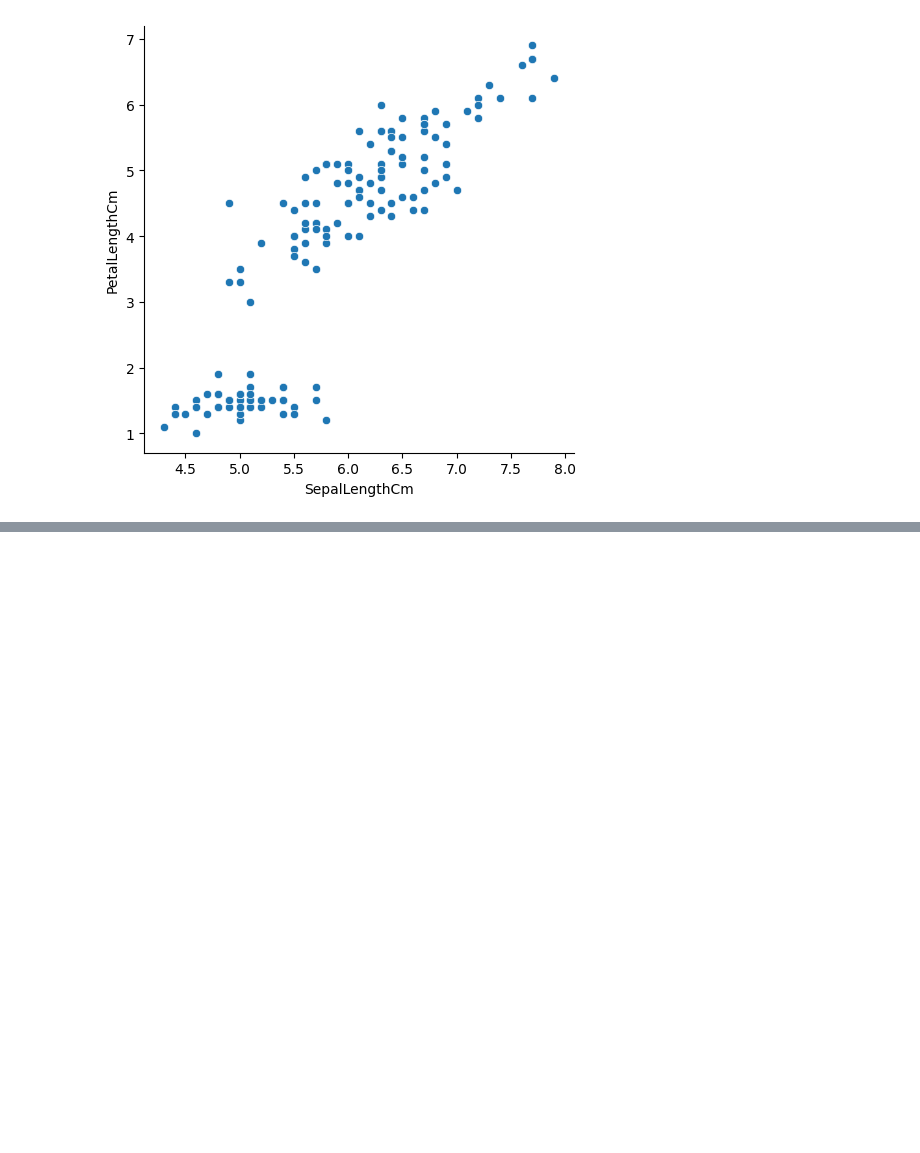
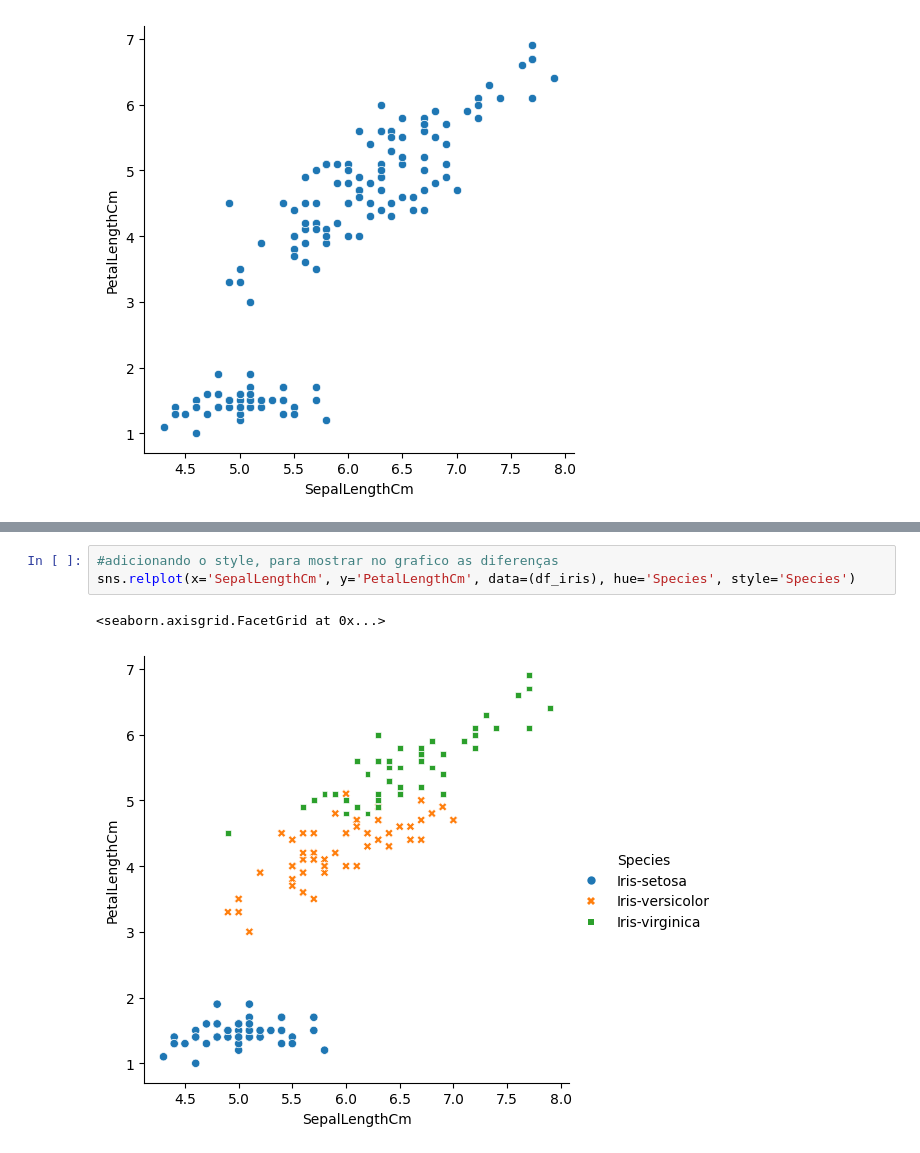
Before and after one commit to lucasghidini/AulasJupyter, a Jupyter notebook: aula1.ipynb, the cells around one changed output, grey strips where cells are left out. Cells and saved outputs as stored; diff of their text form; blank space fills up the shorter version.

Commit message:
adicionando o style, para mostrar no grafico as diferenças

```diff
--- a/aula1.ipynb
+++ b/aula1.ipynb
@@ -82,0 +86,6 @@ sns.relplot(x='SepalLengthCm', y='PetalLengthCm', data=(df_iris), hue='Species')
+# %%
+#adicionando o style, para mostrar no grafico as diferenças
+sns.relplot(x='SepalLengthCm', y='PetalLengthCm', data=(df_iris), hue='Species', style='Species')
+# %% [output]
+<seaborn.axisgrid.FacetGrid at 0x...>
+[figure, added]
```
Also changed, not shown: parts of 1 cell of this notebook.
